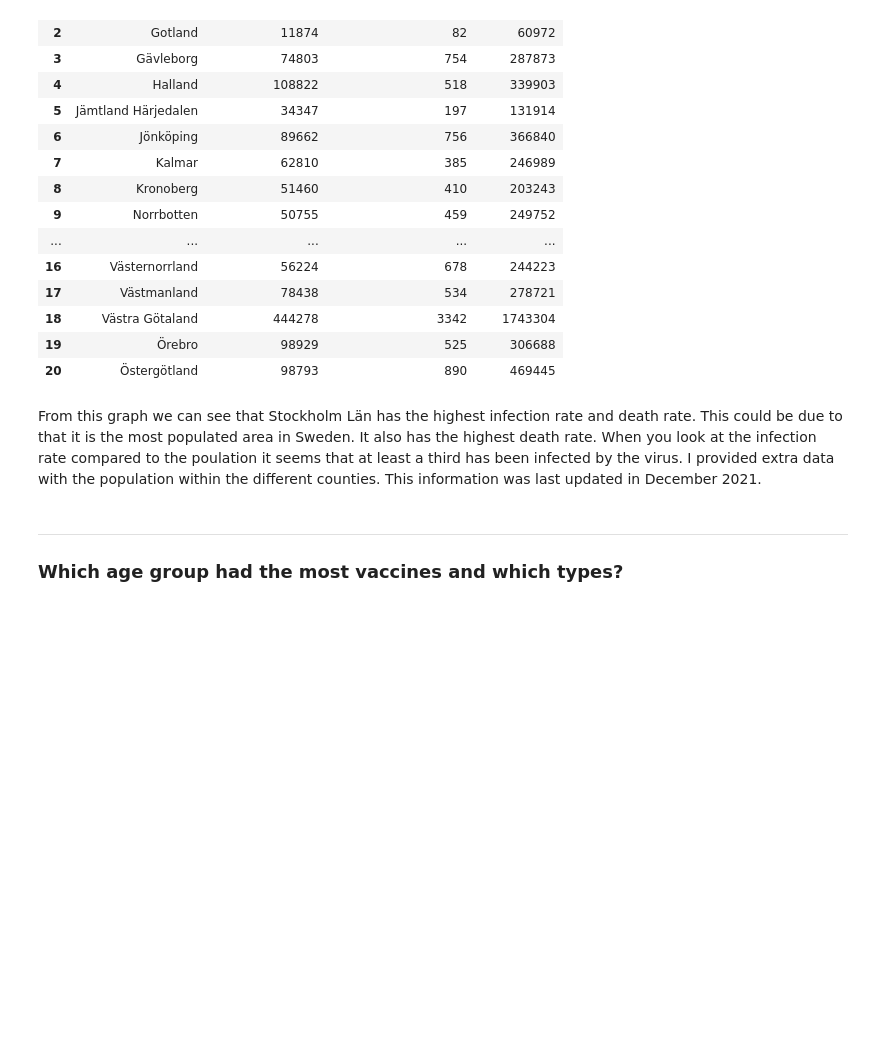
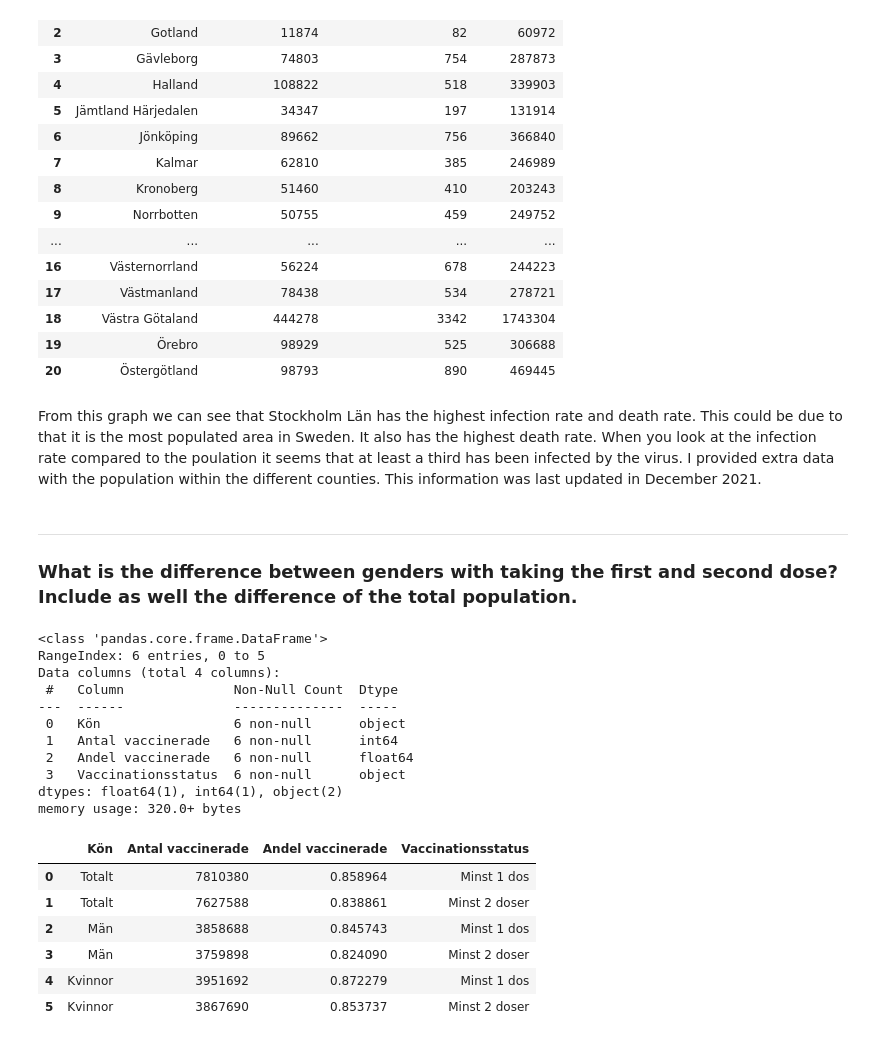
Before and after one commit to SCGlass/Data-Processing-Sam-Glass, a Jupyter notebook: Lab_Covid/Lab_exercise_3.ipynb, the cells around one changed output. Cells and saved outputs as stored; diff of their text form; code cells hidden in the pictures; blank space fills up the shorter version.

```diff
--- a/Lab_Covid/Lab_exercise_3.ipynb
+++ b/Lab_Covid/Lab_exercise_3.ipynb
@@ -200,6 +201,29 @@ Län_covid_cases.show()
 Län_covid_cases.write_html("Visualiseringar/Total_fall_avlinda_Län.html")
 # %% [markdown]
 From this graph we can see that Stockholm Län has the highest infection rate and death rate. This could be due to that it is the most populated area in Sweden. It also has the highest death rate. When you look at the infection rate compared to the poulation it seems that at least a third has been infected by the virus. I provided extra data with the population within the different counties. This information was last updated in December 2021.
-# %% [markdown]
-----
-### Which age group had the most vaccines and which types?
+# %% [markdown]
+----
+### What is the difference between genders with taking the first and second dose? Include as well the difference of the total population.
+# %%
+df_vaccine_gender = pd.read_excel("../Lab_Covid/Data/Folkhalsomyndigheten_Covid19_Vaccine.xlsx","Vaccinerade kön")
+df_vaccine_gender.info()
+df_vaccine_gender
+# %% [output]
+<class 'pandas.core.frame.DataFrame'>
+RangeIndex: 6 entries, 0 to 5
+Data columns (total 4 columns):
+ #   Column              Non-Null Count  Dtype
+---  ------              --------------  -----
+ 0   Kön                 6 non-null      object
+ 1   Antal vaccinerade   6 non-null      int64
+ 2   Andel vaccinerade   6 non-null      float64
+ 3   Vaccinationsstatus  6 non-null      object
+dtypes: float64(1), int64(1), object(2)
+memory usage: 320.0+ bytes
+|  | Kön | Antal vaccinerade | Andel vaccinerade | Vaccinationsstatus |
+| 0 | Totalt | 7810380 | 0.858964 | Minst 1 dos |
+| 1 | Totalt | 7627588 | 0.838861 | Minst 2 doser |
+| 2 | Män | 3858688 | 0.845743 | Minst 1 dos |
+| 3 | Män | 3759898 | 0.824090 | Minst 2 doser |
+| 4 | Kvinnor | 3951692 | 0.872279 | Minst 1 dos |
+| 5 | Kvinnor | 3867690 | 0.853737 | Minst 2 doser |
```
Also changed, not shown: parts of 8 cells of this notebook, 2 other files.
